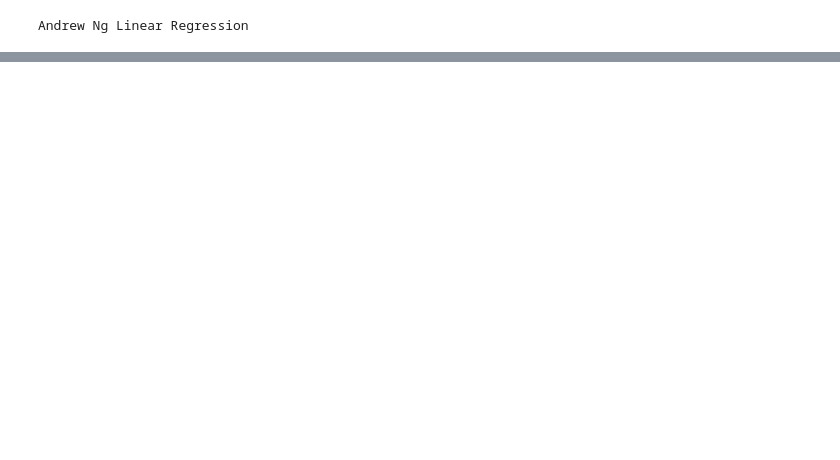
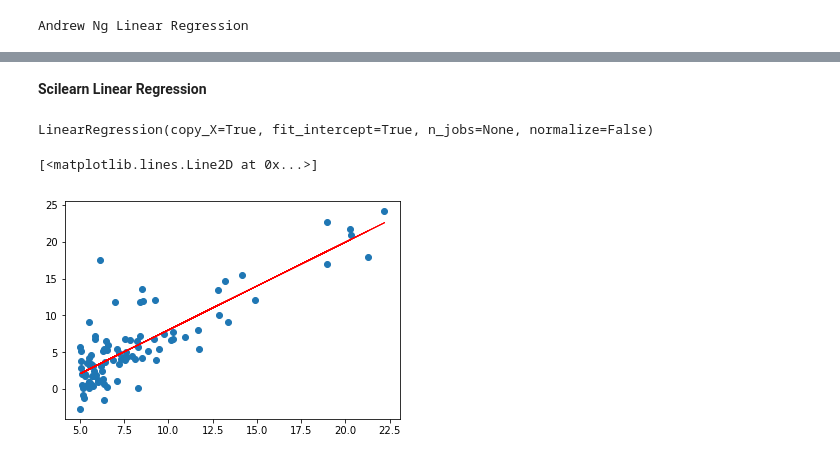
Before and after one commit to aist2000/ML-public, a Jupyter notebook: ANG_Ex1.ipynb, the cells around one changed output, grey strips where cells are left out. Cells and saved outputs as stored; diff of their text form; code cells hidden in the pictures; blank space fills up the shorter version.

```diff
--- a/ANG_Ex1.ipynb
+++ b/ANG_Ex1.ipynb
@@ -32,0 +81,2 @@ Andrew Ng Linear Regression
+# %% [markdown]
+**Scilearn Linear Regression**
@@ -32,0 +85,23 @@ Andrew Ng Linear Regression
+# %%
+#length = len(x.index)
+
+xl = x.values.reshape(-1, 1)
+yl = y.values.reshape(-1, 1)
+
+# Create linear regression object
+regr = linear_model.LinearRegression()
+
+#x = [1,2,3]
+#y = [1,2,3]
+
+# Train the model using the training sets
+regr.fit( xl,  yl)
+# %% [output]
+LinearRegression(copy_X=True, fit_intercept=True, n_jobs=None, normalize=False)
+# %%
+plt.scatter(data[0],data[1])
+#plt.plot( [x1_value, x2_value],[y1_value, y2_value], 'r')
+plt.plot(xl, regr.predict(xl), color='red', linewidth=1)
+# %% [output]
+[<matplotlib.lines.Line2D at 0x...>]
+[figure, added]
```
Also changed, not shown: parts of 12 cells of this notebook.
